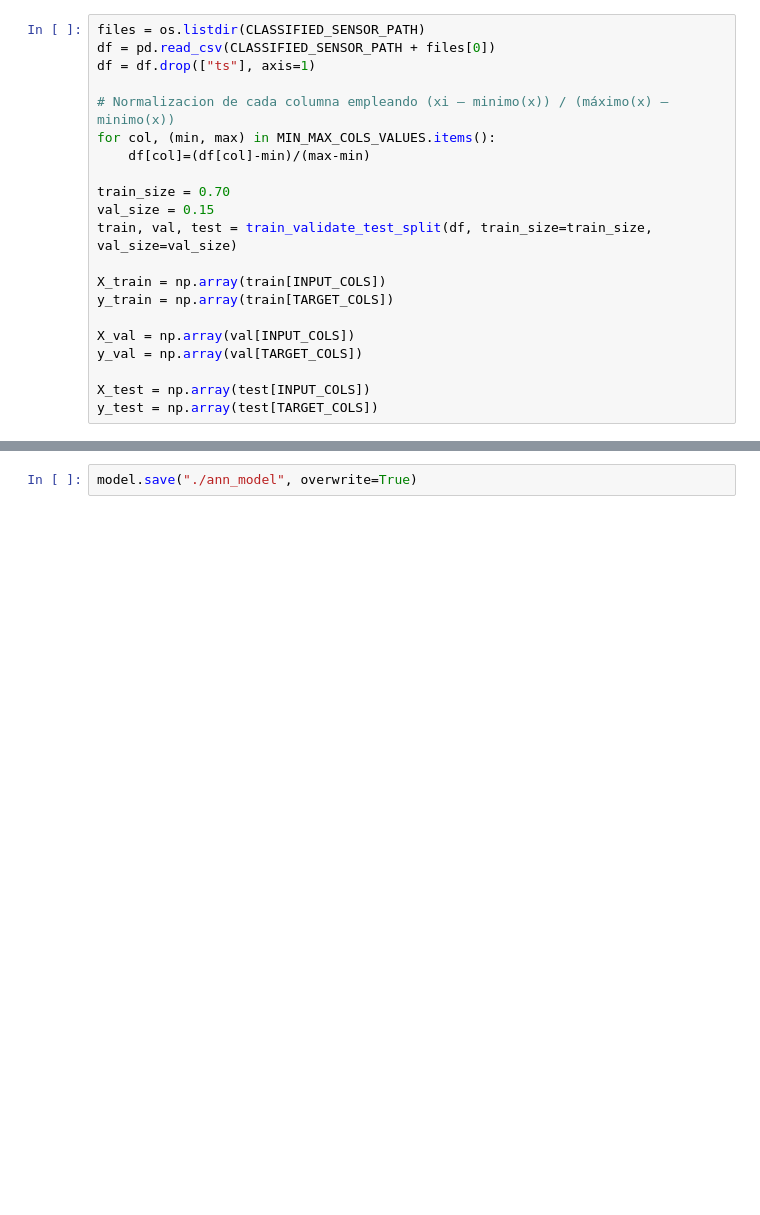
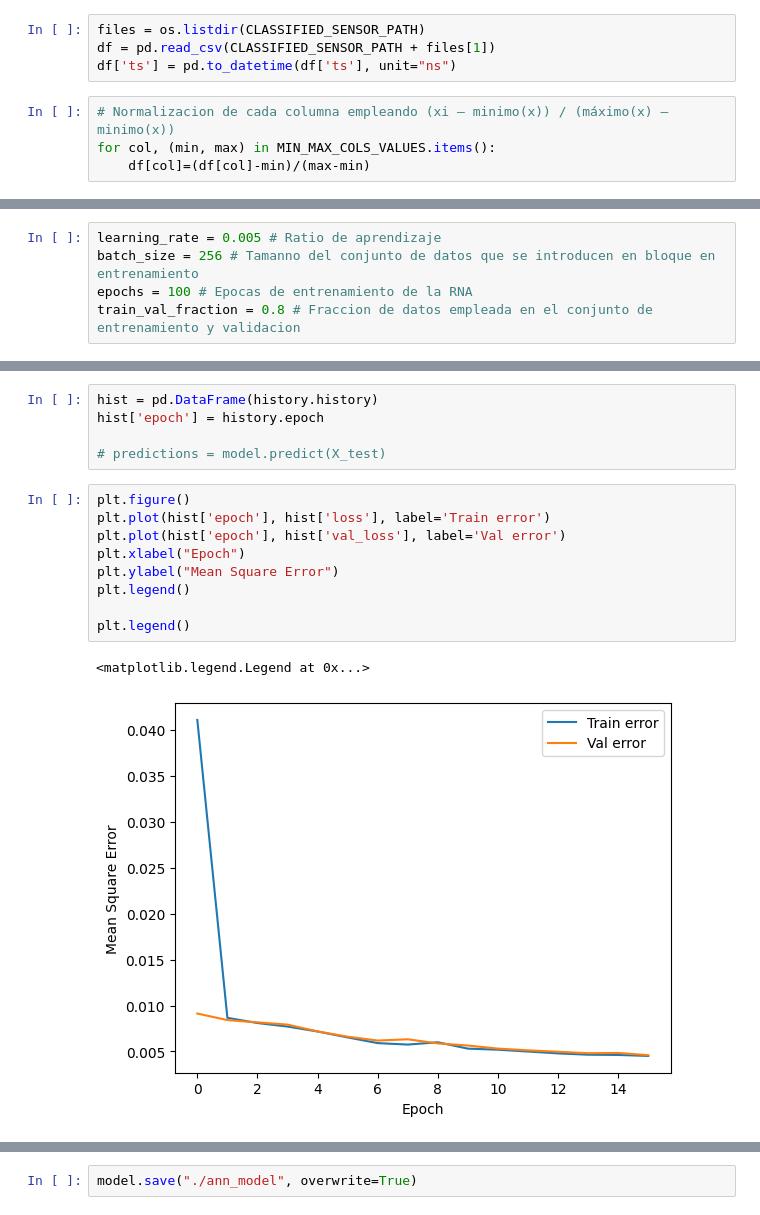
Before and after one commit to GabiHV/TFG22-23, a Jupyter notebook: src/ann-modeling.ipynb, the cells around one changed output, grey strips where cells are left out. Cells and saved outputs as stored; diff of their text form; blank space fills up the shorter version.

Commit message:
Actualizado modelo de RNA #13
Actualizado la forma de modelado de RNA para emplear "time series forecasting". Actualmente clasificando los datos en predicciones diarias (corto plazo).

```diff
--- a/src/ann-modeling.ipynb
+++ b/src/ann-modeling.ipynb
@@ -25,21 +14,8 @@ def train_validate_test_split(df, train_size=.6, val_size=.2, seed=None):
+# %%
+files = os.listdir(CLASSIFIED_SENSOR_PATH)
+df = pd.read_csv(CLASSIFIED_SENSOR_PATH + files[1])
+df['ts'] = pd.to_datetime(df['ts'], unit="ns")
 # %%
-files = os.listdir(CLASSIFIED_SENSOR_PATH)
-df = pd.read_csv(CLASSIFIED_SENSOR_PATH + files[0])
-df = df.drop(["ts"], axis=1)
-
 # Normalizacion de cada columna empleando (xi – minimo(x)) / (máximo(x) – minimo(x))
 for col, (min, max) in MIN_MAX_COLS_VALUES.items():
     df[col]=(df[col]-min)/(max-min)
-
-train_size = 0.70
-val_size = 0.15
-train, val, test = train_validate_test_split(df, train_size=train_size, val_size=val_size)
-
-X_train = np.array(train[INPUT_COLS])
-y_train = np.array(train[TARGET_COLS])
-
-X_val = np.array(val[INPUT_COLS])
-y_val = np.array(val[TARGET_COLS])
-
-X_test = np.array(test[INPUT_COLS])
-y_test = np.array(test[TARGET_COLS])
@@ -81,0 +22,5 @@ Epoch 25/25
+# %%
+learning_rate = 0.005 # Ratio de aprendizaje
+batch_size = 256 # Tamanno del conjunto de datos que se introducen en bloque en entrenamiento
+epochs = 100 # Epocas de entrenamiento de la RNA
+train_val_fraction = 0.8 # Fraccion de datos empleada en el conjunto de entrenamiento y validacion
@@ -82 +104,18 @@ Epoch 25/25
+# %%
+hist = pd.DataFrame(history.history)
+hist['epoch'] = history.epoch
+
+# predictions = model.predict(X_test)
+# %%
+plt.figure()
+plt.plot(hist['epoch'], hist['loss'], label='Train error')
+plt.plot(hist['epoch'], hist['val_loss'], label='Val error')
+plt.xlabel("Epoch")
+plt.ylabel("Mean Square Error")
+plt.legend()
+
+plt.legend()
+# %% [output]
+<matplotlib.legend.Legend at 0x...>
+[figure, added]
 # %%
```
Also changed, not shown: parts of 7 cells of this notebook.
